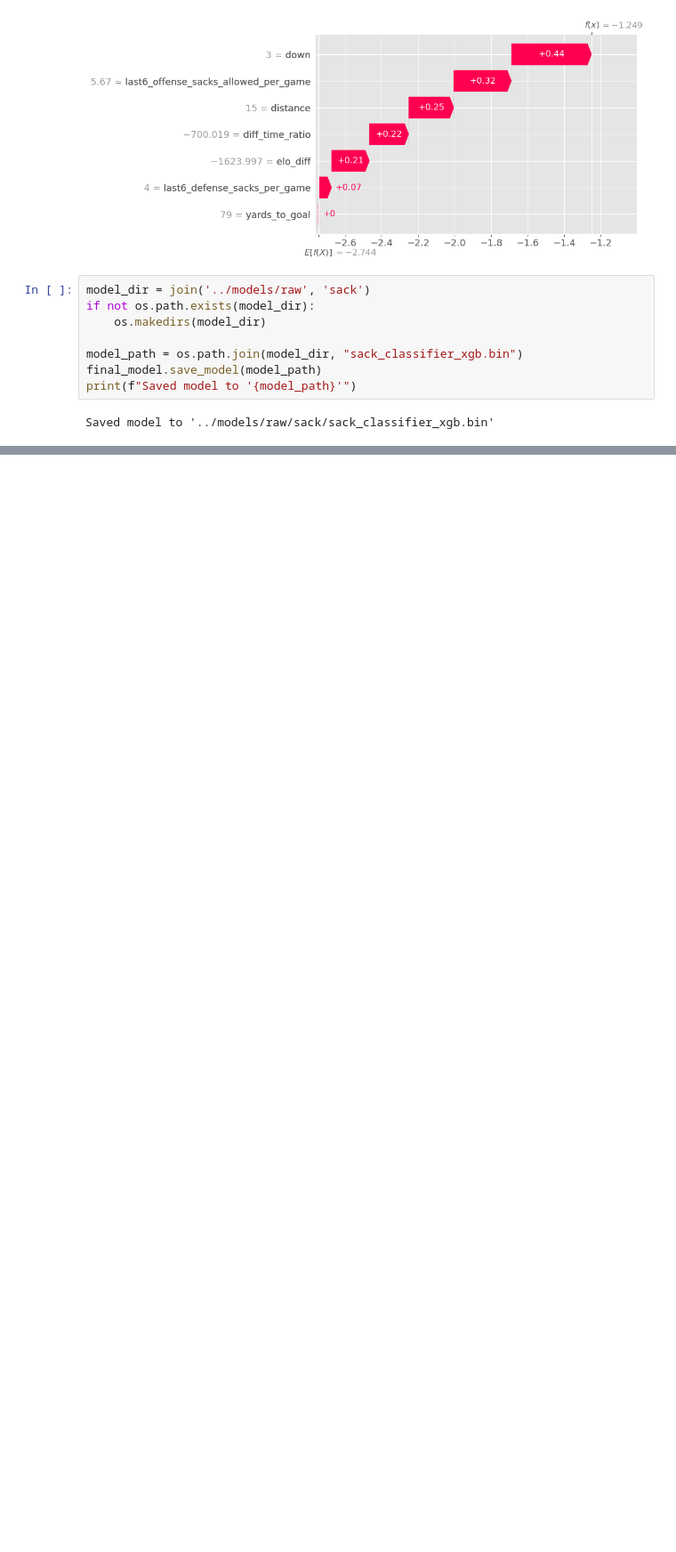
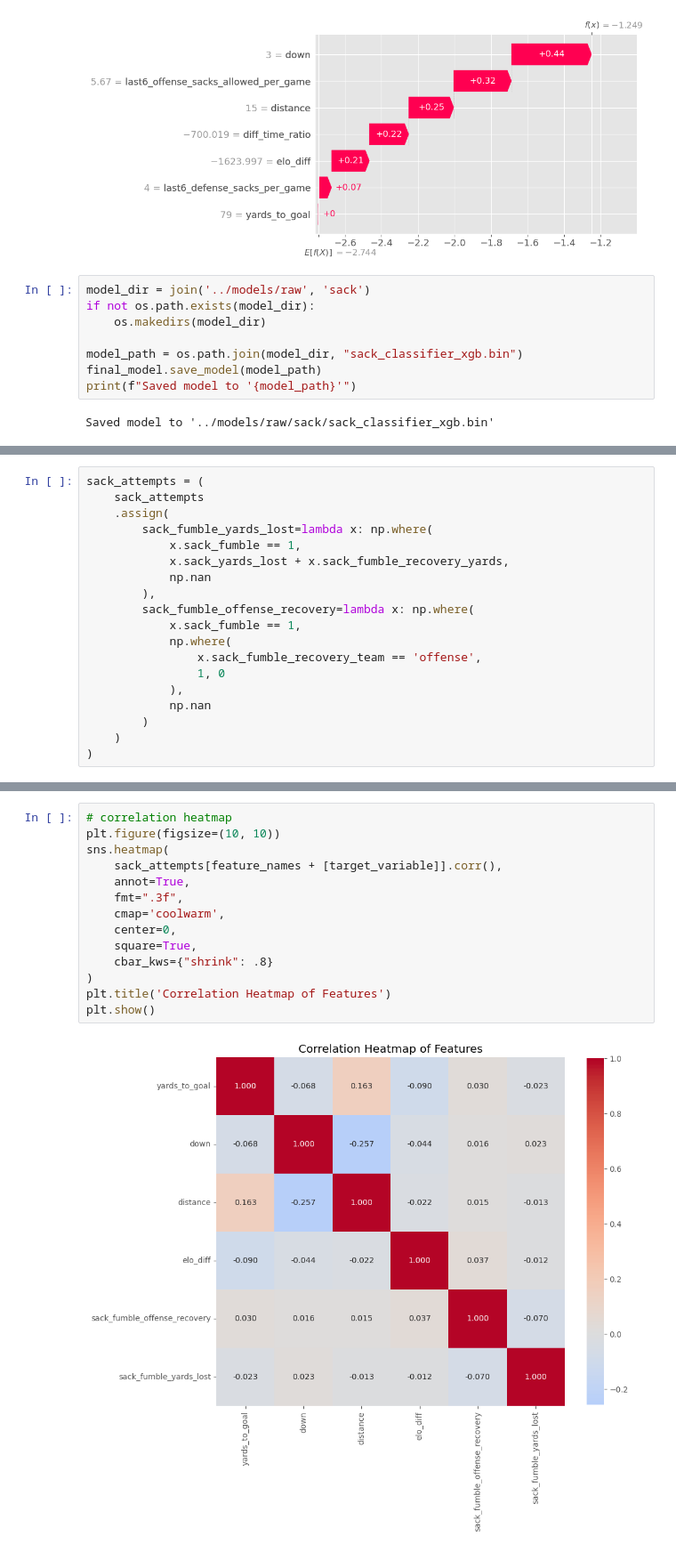
Before and after one commit to lneuendorf/cfb-win-probability, a Jupyter notebook: notebooks/sack.ipynb, the cells around one changed output, grey strips where cells are left out. Shown at 89% size. Drawn from its saved outputs; the diff is of its cells as text; blank space fills up the shorter version.

```diff
--- a/notebooks/sack.ipynb
+++ b/notebooks/sack.ipynb
@@ -2409,0 +1488,19 @@ Saved quantile q975 model to '../models/raw/punt/yards_gained_after_block_q975_x
+# %%
+sack_attempts = (
+    sack_attempts
+    .assign(
+        sack_fumble_yards_lost=lambda x: np.where(
+            x.sack_fumble == 1,
+            x.sack_yards_lost + x.sack_fumble_recovery_yards,
+            np.nan
+        ),
+        sack_fumble_offense_recovery=lambda x: np.where(
+            x.sack_fumble == 1,
+            np.where(
+                x.sack_fumble_recovery_team == 'offense',
+                1, 0
+            ),
+            np.nan
+        )
+    )
+)
@@ -2409,0 +1681,16 @@ Saved quantile q975 model to '../models/raw/punt/yards_gained_after_block_q975_x
+# %%
+# correlation heatmap
+plt.figure(figsize=(10, 10))
+sns.heatmap(
+    sack_attempts[feature_names + [target_variable]].corr(),
+    annot=True,
+    fmt=".3f",
+    cmap='coolwarm',
+    center=0,
+    square=True,
+    cbar_kws={"shrink": .8}
+)
+plt.title('Correlation Heatmap of Features')
+plt.show()
+# %% [output]
+[figure, added]
```
Also changed, not shown: parts of 62 cells of this notebook, 14 other files.
